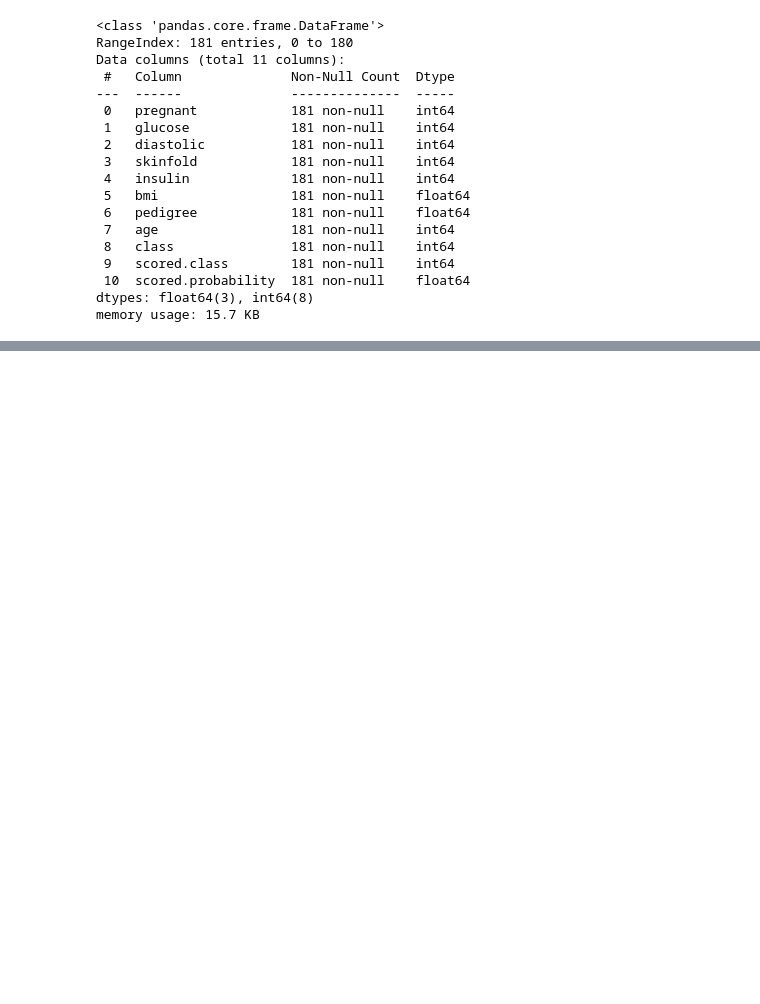
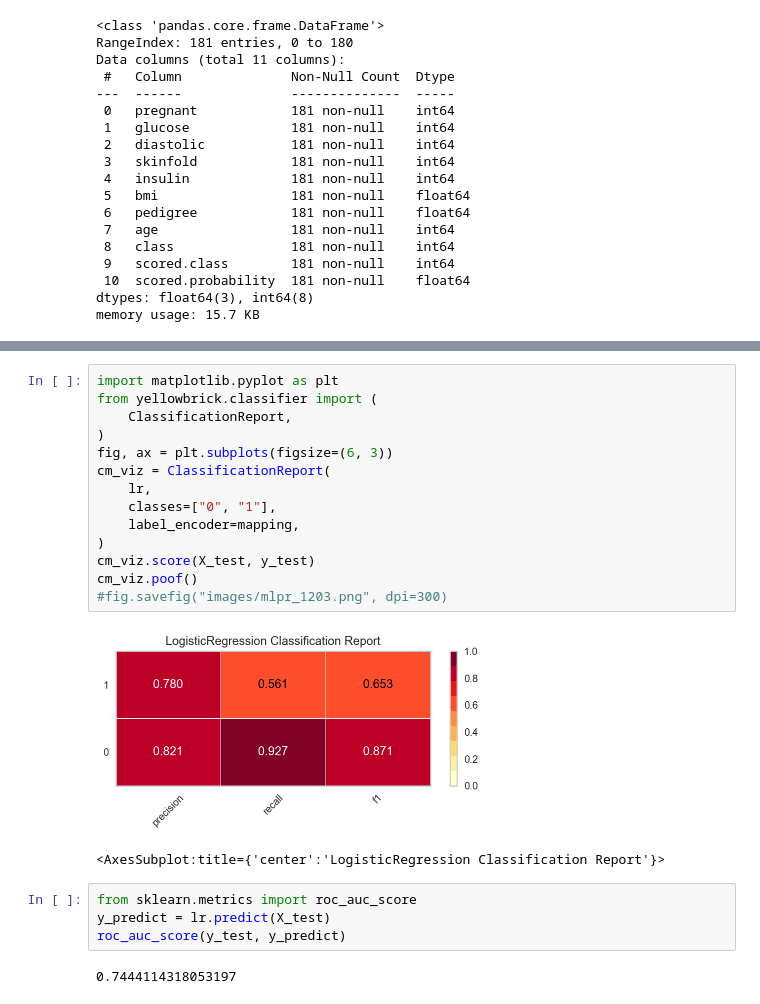
Before and after one commit to Yuehao-Wang/DAV-6150, a Jupyter notebook: Y_Wang_M5_assn_.ipynb, the cells around one changed output, grey strips where cells are left out. Drawn from its saved outputs; the diff is of its cells as text; blank space fills up the shorter version.

```diff
--- a/Y_Wang_M5_assn_.ipynb
+++ b/Y_Wang_M5_assn_.ipynb
@@ -74,0 +616,23 @@ memory usage: 15.7 KB
+# %%
+import matplotlib.pyplot as plt
+from yellowbrick.classifier import (
+    ClassificationReport,
+)
+fig, ax = plt.subplots(figsize=(6, 3))
+cm_viz = ClassificationReport(
+    lr,
+    classes=["0", "1"],
+    label_encoder=mapping,
+)
+cm_viz.score(X_test, y_test)
+cm_viz.poof()
+#fig.savefig("images/mlpr_1203.png", dpi=300)
+# %% [output]
+[figure, added]
+<AxesSubplot:title={'center':'LogisticRegression Classification Report'}>
+# %%
+from sklearn.metrics import roc_auc_score
+y_predict = lr.predict(X_test)
+roc_auc_score(y_test, y_predict)
+# %% [output]
+0.7444114318053197
```
Also changed, not shown: parts of 88 cells of this notebook, 11 other files.
